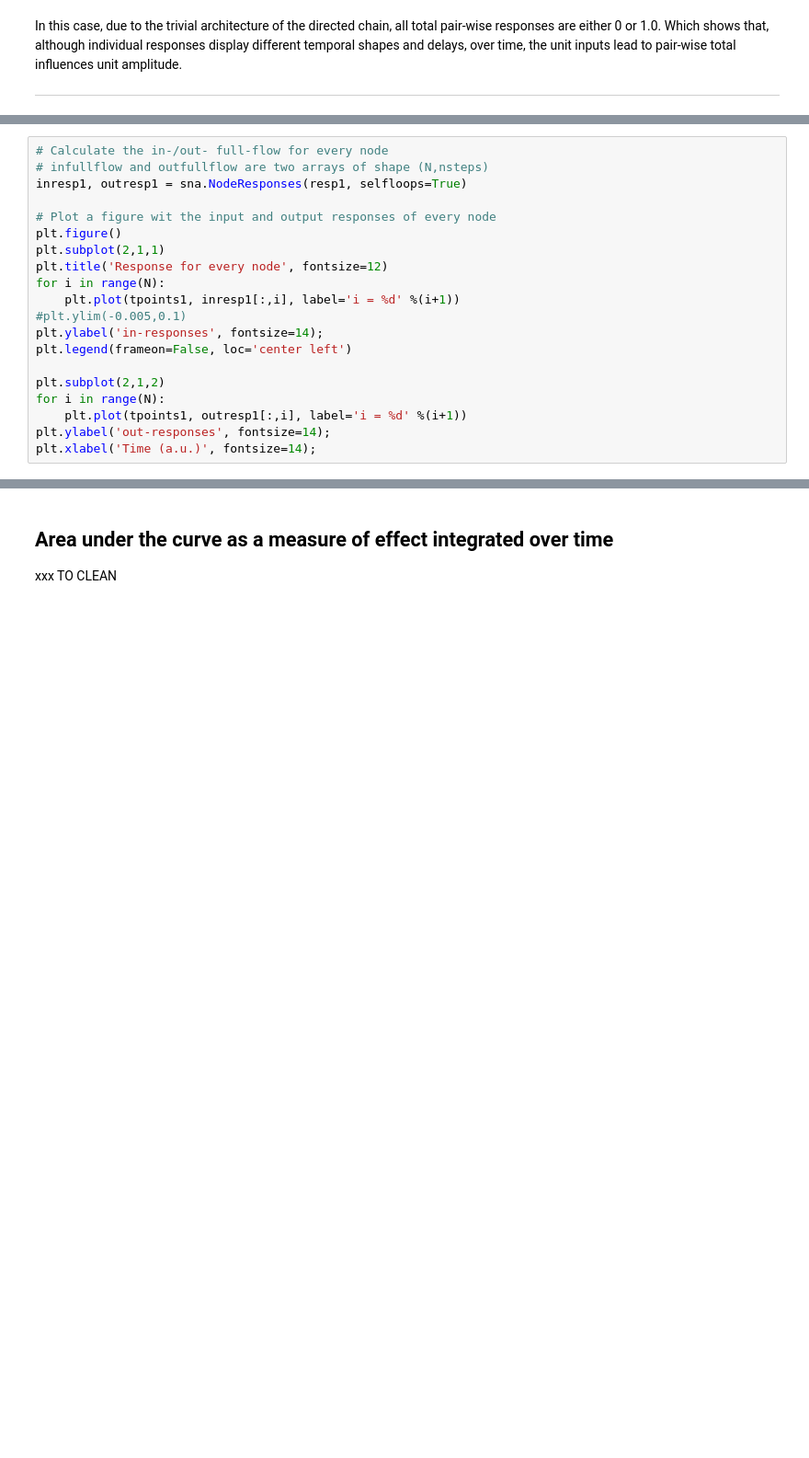
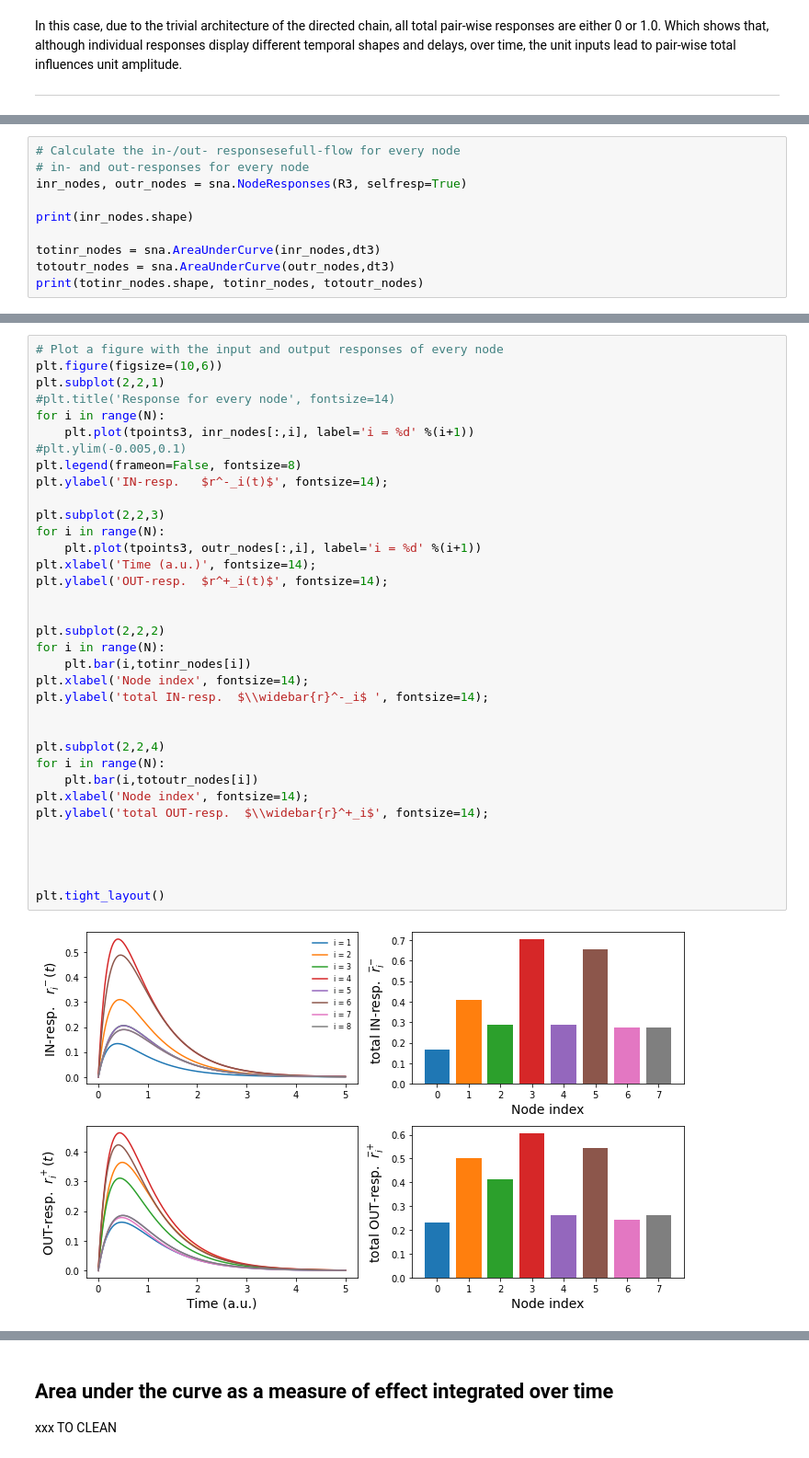
Before and after one commit to mb-BCA/SiReNetA_Tutorials, a Jupyter notebook: Tutorial_Notebooks/2_Basics_StimRespMetrics.ipynb, the cells around one changed output, grey strips where cells are left out. Shown at 92% size. Saved outputs shown, nothing was run; the diff lists cells and outputs as text; blank space fills up the shorter version.

```diff
--- a/Tutorial_Notebooks/2_Basics_StimRespMetrics.ipynb
+++ b/Tutorial_Notebooks/2_Basics_StimRespMetrics.ipynb
@@ -331,0 +420,10 @@ As seen, the effect of the stimulus initially applied at the first node affects
+# %%
+# Calculate the in-/out- responsesefull-flow for every node
+# in- and out-responses for every node
+inr_nodes, outr_nodes = sna.NodeResponses(R3, selfresp=True)
+
+print(inr_nodes.shape)
+
+totinr_nodes = sna.AreaUnderCurve(inr_nodes,dt3)
+totoutr_nodes = sna.AreaUnderCurve(outr_nodes,dt3)
+print(totinr_nodes.shape, totinr_nodes, totoutr_nodes)
@@ -332,20 +435,37 @@ As seen, the effect of the stimulus initially applied at the first node affects
 # %%
-# Calculate the in-/out- full-flow for every node
-# infullflow and outfullflow are two arrays of shape (N,nsteps)
-inresp1, outresp1 = sna.NodeResponses(resp1, selfloops=True)
+# Plot a figure with the input and output responses of every node
+plt.figure(figsize=(10,6))
+plt.subplot(2,2,1)
+#plt.title('Response for every node', fontsize=14)
+for i in range(N):
+    plt.plot(tpoints3, inr_nodes[:,i], label='i = %d' %(i+1))
+#plt.ylim(-0.005,0.1)
+plt.legend(frameon=False, fontsize=8)
+plt.ylabel('IN-resp.   $r^-_i(t)$', fontsize=14);
 
-# Plot a figure wit the input and output responses of every node
-plt.figure()
-plt.subplot(2,1,1)
-plt.title('Response for every node', fontsize=12)
+plt.subplot(2,2,3)
 for i in range(N):
-    plt.plot(tpoints1, inresp1[:,i], label='i = %d' %(i+1))
-#plt.ylim(-0.005,0.1)
-plt.ylabel('in-responses', fontsize=14);
-plt.legend(frameon=False, loc='center left')
+    plt.plot(tpoints3, outr_nodes[:,i], label='i = %d' %(i+1))
+plt.xlabel('Time (a.u.)', fontsize=14);
+plt.ylabel('OUT-resp.  $r^+_i(t)$', fontsize=14);
 
-plt.subplot(2,1,2)
+
+plt.subplot(2,2,2)
 for i in range(N):
-    plt.plot(tpoints1, outresp1[:,i], label='i = %d' %(i+1))
-plt.ylabel('out-responses', fontsize=14);
-plt.xlabel('Time (a.u.)', fontsize=14);
+    plt.bar(i,totinr_nodes[i])
+plt.xlabel('Node index', fontsize=14);
+plt.ylabel('total IN-resp.  $\\widebar{r}^-_i$ ', fontsize=14);
+
+
+plt.subplot(2,2,4)
+for i in range(N):
+    plt.bar(i,totoutr_nodes[i])
+plt.xlabel('Node index', fontsize=14);
+plt.ylabel('total OUT-resp.  $\\widebar{r}^+_i$', fontsize=14);
+
+
+
+
+plt.tight_layout()
+# %% [output]
+[figure, added]
```
Also changed, not shown: parts of 22 cells of this notebook.
